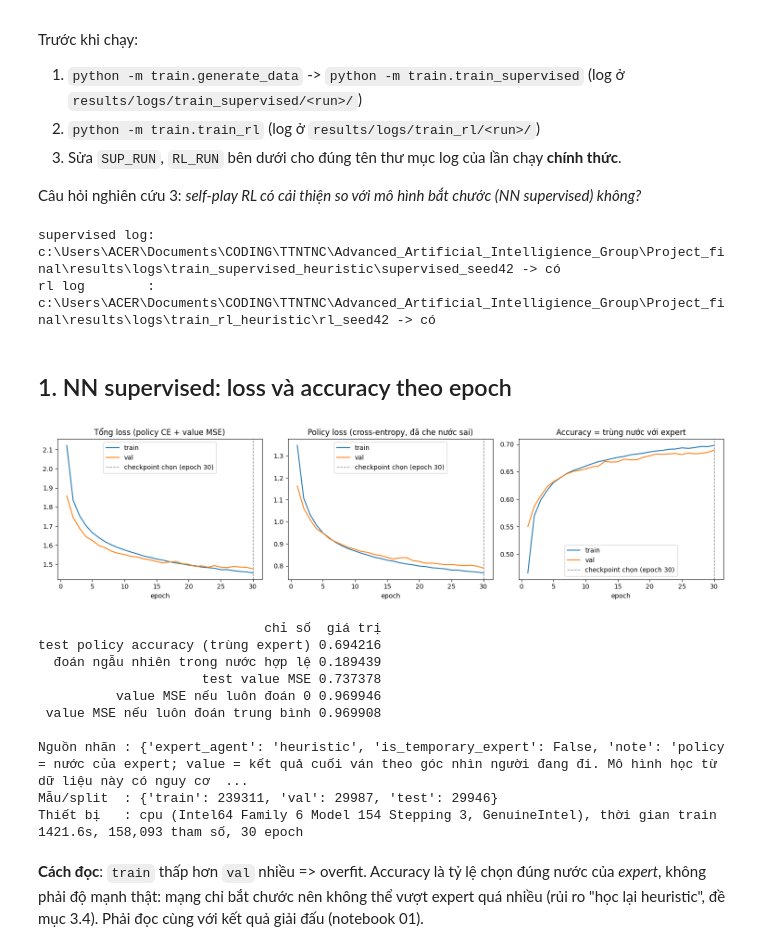
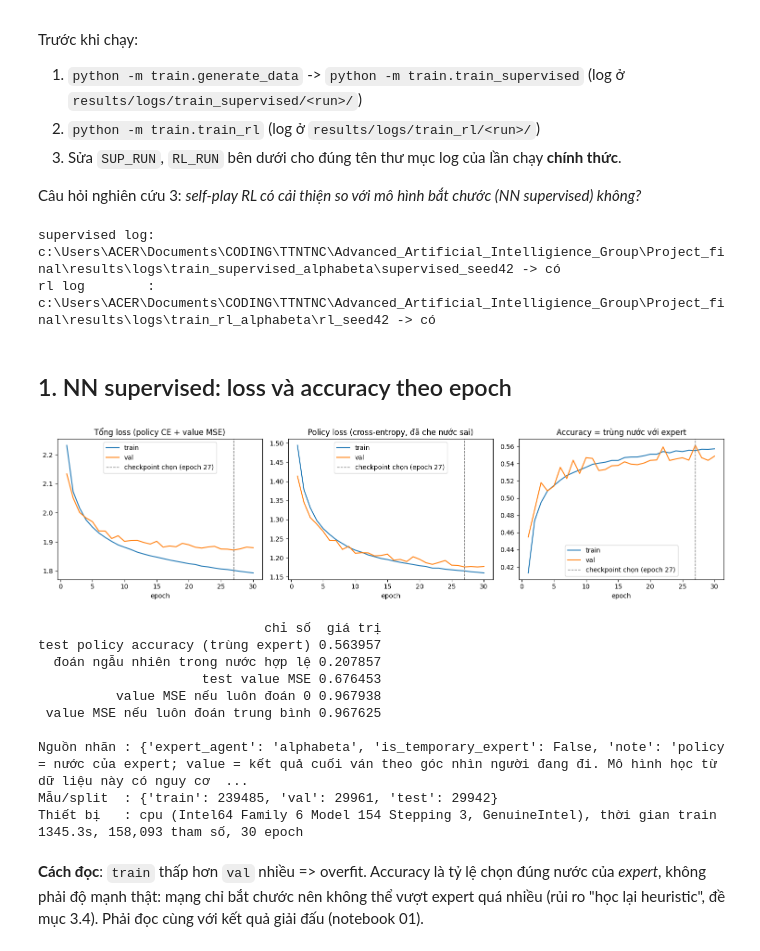
Before and after one commit to ngan23github/Advanced_Artificial_Intelligience_Group, a Jupyter notebook: Project_final/notebooks/03_learning_curves.ipynb, the cells around one changed output. Drawn from its saved outputs; the diff is of its cells as text; code cells hidden in the pictures.

```diff
--- a/Project_final/notebooks/03_learning_curves.ipynb
+++ b/Project_final/notebooks/03_learning_curves.ipynb
@@ -28,56 +28,56 @@ FIGS.mkdir(parents=True, exist_ok=True)
 
 SUP_RUN = "supervised_seed42"     # tên thư mục log supervised
 RL_RUN = "rl_seed42"              # tên thư mục log RL
-SUP = LOGS / "train_supervised_heuristic" / SUP_RUN
-RL = LOGS / "train_rl_heuristic" / RL_RUN
+SUP = LOGS / "train_supervised_alphabeta" / SUP_RUN
+RL = LOGS / "train_rl_alphabeta" / RL_RUN
 print("supervised log:", SUP, "->", "có" if SUP.exists() else "CHƯA CÓ")
 print("rl log        :", RL, "->", "có" if RL.exists() else "CHƯA CÓ")
 # %% [output]
-supervised log: c:\Users\ACER\Documents\CODING\TTNTNC\Advanced_Artificial_Intelligience_Group\Project_final\results\logs\train_supervised_heuristic\supervised_seed42 -> có
-rl log        : c:\Users\ACER\Documents\CODING\TTNTNC\Advanced_Artificial_Intelligience_Group\Project_final\results\logs\train_rl_heuristic\rl_seed42 -> có
+supervised log: c:\Users\ACER\Documents\CODING\TTNTNC\Advanced_Artificial_Intelligience_Group\Project_final\results\logs\train_supervised_alphabeta\supervised_seed42 -> có
+rl log        : c:\Users\ACER\Documents\CODING\TTNTNC\Advanced_Artificial_Intelligience_Group\Project_final\results\logs\train_rl_alphabeta\rl_seed42 -> có
 # %% [markdown]
 ## 1. NN supervised: loss và accuracy theo epoch
 # %%
 if SUP.exists():
     ep = pd.read_csv(SUP / "epochs.csv")
     meta = json.load(open(SUP / "meta.json", encoding="utf-8"))
     test = json.load(open(SUP / "test_metrics.json", encoding="utf-8"))
     best = test["best_epoch"]
 
     fig, ax = plt.subplots(1, 3, figsize=(15, 4))
     for a, (col, title) in zip(ax, [("loss", "Tổng loss (policy CE + value MSE)"),
                                     ("policy_loss", "Policy loss (cross-entropy, đã che nước sai)"),
                                     ("acc", "Accuracy = trùng nước với expert")]):
         a.plot(ep.epoch, ep[f"train_{col}"], label="train")
         a.plot(ep.epoch, ep[f"val_{col}"], label="val")
         a.axvline(best, color="gray", ls="--", lw=1, label=f"checkpoint chọn (epoch {best})")
         a.set_xlabel("epoch"); a.set_title(title); a.legend()
-    plt.tight_layout(); plt.savefig(FIGS / "03_supervised_curves.png", dpi=150); plt.show()
+    plt.tight_layout(); plt.savefig(FIGS / "03_supervised_curves_alphabeta.png", dpi=150); plt.show()
 
     t, b = test["test"], test["baselines"]
     print(pd.DataFrame({
         "chỉ số": ["test policy accuracy (trùng expert)", "đoán ngẫu nhiên trong nước hợp lệ",
                    "test value MSE", "value MSE nếu luôn đoán 0", "value MSE nếu luôn đoán trung bình"],
         "giá trị": [t["acc"], b["random_legal_move_accuracy"], t["value_loss"],
                     b["value_mse_predict_zero"], b["value_mse_predict_mean"]]}).to_string(index=False))
     print("\nNguồn nhãn :", meta["label_source"])
     print("Mẫu/split  :", meta["samples"])
     print(f"Thiết bị   : {meta['device']} ({meta['gpu'] or meta['cpu']}), thời gian train {meta['train_seconds']}s, "
           f"{meta['n_params']:,} tham số, {meta['epochs']} epoch")
 else:
     print("Chưa có log supervised.")
 # %% [output]
-[figure, old version]
+[figure, new version]
                              chỉ số  giá trị
-test policy accuracy (trùng expert) 0.694216
-  đoán ngẫu nhiên trong nước hợp lệ 0.189439
-                     test value MSE 0.737378
-          value MSE nếu luôn đoán 0 0.969946
- value MSE nếu luôn đoán trung bình 0.969908
+test policy accuracy (trùng expert) 0.563957
+  đoán ngẫu nhiên trong nước hợp lệ 0.207857
+                     test value MSE 0.676453
+          value MSE nếu luôn đoán 0 0.967938
+ value MSE nếu luôn đoán trung bình 0.967625
 
-Nguồn nhãn : {'expert_agent': 'heuristic', 'is_temporary_expert': False, 'note': 'policy = nước của expert; value = kết quả cuối ván theo góc nhìn người đang đi. Mô hình học từ dữ liệu này có nguy cơ  ...
-Mẫu/split  : {'train': 239311, 'val': 29987, 'test': 29946}
-Thiết bị   : cpu (Intel64 Family 6 Model 154 Stepping 3, GenuineIntel), thời gian train 1421.6s, 158,093 tham số, 30 epoch
+Nguồn nhãn : {'expert_agent': 'alphabeta', 'is_temporary_expert': False, 'note': 'policy = nước của expert; value = kết quả cuối ván theo góc nhìn người đang đi. Mô hình học từ dữ liệu này có nguy cơ  ...
+Mẫu/split  : {'train': 239485, 'val': 29961, 'test': 29942}
+Thiết bị   : cpu (Intel64 Family 6 Model 154 Stepping 3, GenuineIntel), thời gian train 1345.3s, 158,093 tham số, 30 epoch
 # %% [markdown]
 **Cách đọc**: `train` thấp hơn `val` nhiều => overfit. Accuracy là tỷ lệ chọn đúng nước của *expert*, không phải
 độ mạnh thật: mạng chỉ bắt chước nên không thể vượt expert quá nhiều (rủi ro "học lại heuristic", đề mục 3.4).
```
Also changed, not shown: parts of 3 cells of this notebook, 12 other files.
